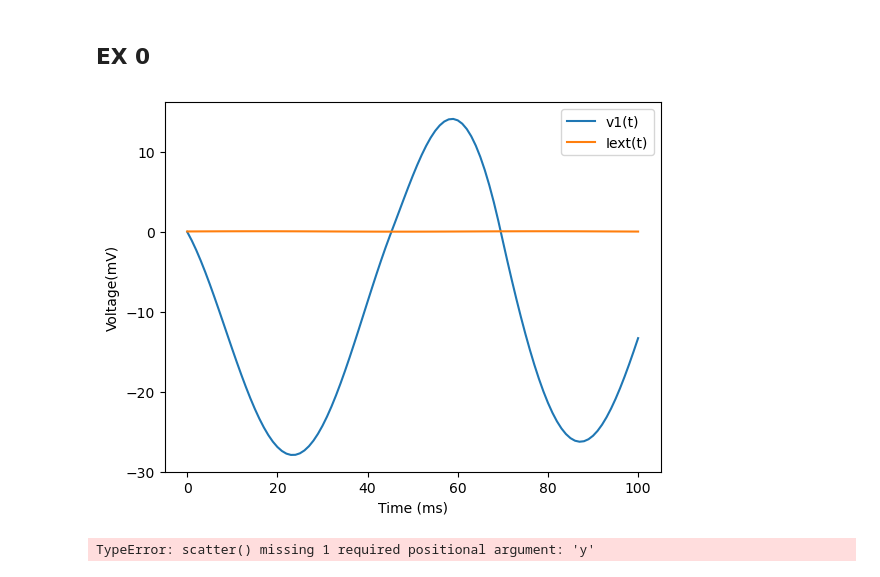
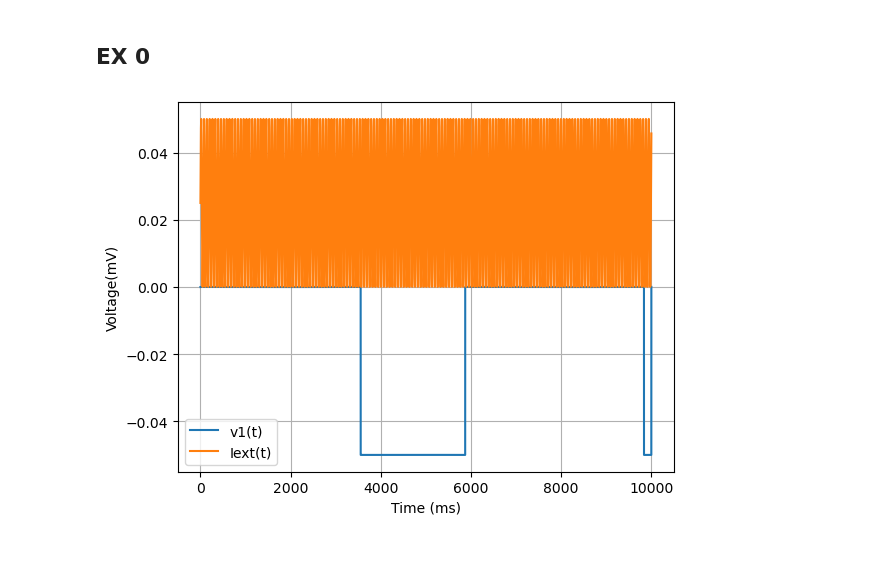
Before and after one commit to NicolasRR/SSHNeurons, a Jupyter notebook: Notebook.ipynb, the cells around one changed output. Saved outputs shown, nothing was run; the diff lists cells and outputs as text; code cells hidden in the pictures.

```diff
--- a/Noebook.ipynb
+++ b/Notebook.ipynb
@@ -82,17 +52,39 @@ Vs, ST = non_interacting(Vi)
+# %%
+def Iext(t, I0 = 0.5 * b2.mamp, w = 100*b2.Hz, unit_time=b2.ms):
+    return I0*(1+np.sin(w*t*unit_time))
+
+def non_interacting(vi, T=100*b2.ms,unit_time=b2.ms):
+    steps = int(T/unit_time)+1
+    spike_train = np.zeros((steps, len(vi))).astype(bool)
+    voltages = np.zeros((steps, len(vi)))
+    voltages[0] = vi*b2.ms
+    # Set the initial condition and time points
+    times = np.arange(1, steps, 1)
+    dt = 1*unit_time
+    for i in range(0,steps-1):
+        voltages[i+1] = voltages[i]*b2.mV-dt*((voltages[i]*b2.mV-V_REST)+MEMBRANE_RESISTANCE*Iext(times[i],unit_time=unit_time))/MEMBRANE_TIME_SCALE
+
+        # TO DO: check the actual probability, BETA*(v*b2.mV>FIRING_THRESHOLD)*1*b2.ms takes values larger than 1, it's not a probability
+        firing = np.random.binomial(1,BETA*(voltages[i]*b2.mV>FIRING_THRESHOLD)*0.1*b2.ms>0)
+        voltages[i]+=(V_RESET-voltages[i]*b2.mV)*firing
+        spike_train[i]=firing
+
+    return voltages, spike_train
+# %%
+N = 100
+Vi = np.random.uniform(V_RESET,FIRING_THRESHOLD,100)
+Vs, ST = non_interacting(Vi, unit_time=0.01*b2.ms)
 # %%
-steps = 100+1
+steps = Vs.shape[0]
 t = np.arange(0, steps, 1)
 Ie = Iext(t)*MEMBRANE_RESISTANCE
 
 plt.plot(t, Vs[:, 0], label='v1(t)')
 plt.plot(t, Ie, label='Iext(t)')
 plt.xlabel('Time (ms)')
 plt.ylabel('Voltage(mV)')
+plt.grid()
 plt.legend()
 plt.show()
 # %% [output]
-[figure, old version]
+[figure, new version]
-# %%
-plt.scatter(Vs[:, 0])
-# %% [output]
-TypeError: scatter() missing 1 required positional argument: 'y'
```
Also changed, not shown: parts of 3 cells of this notebook.
